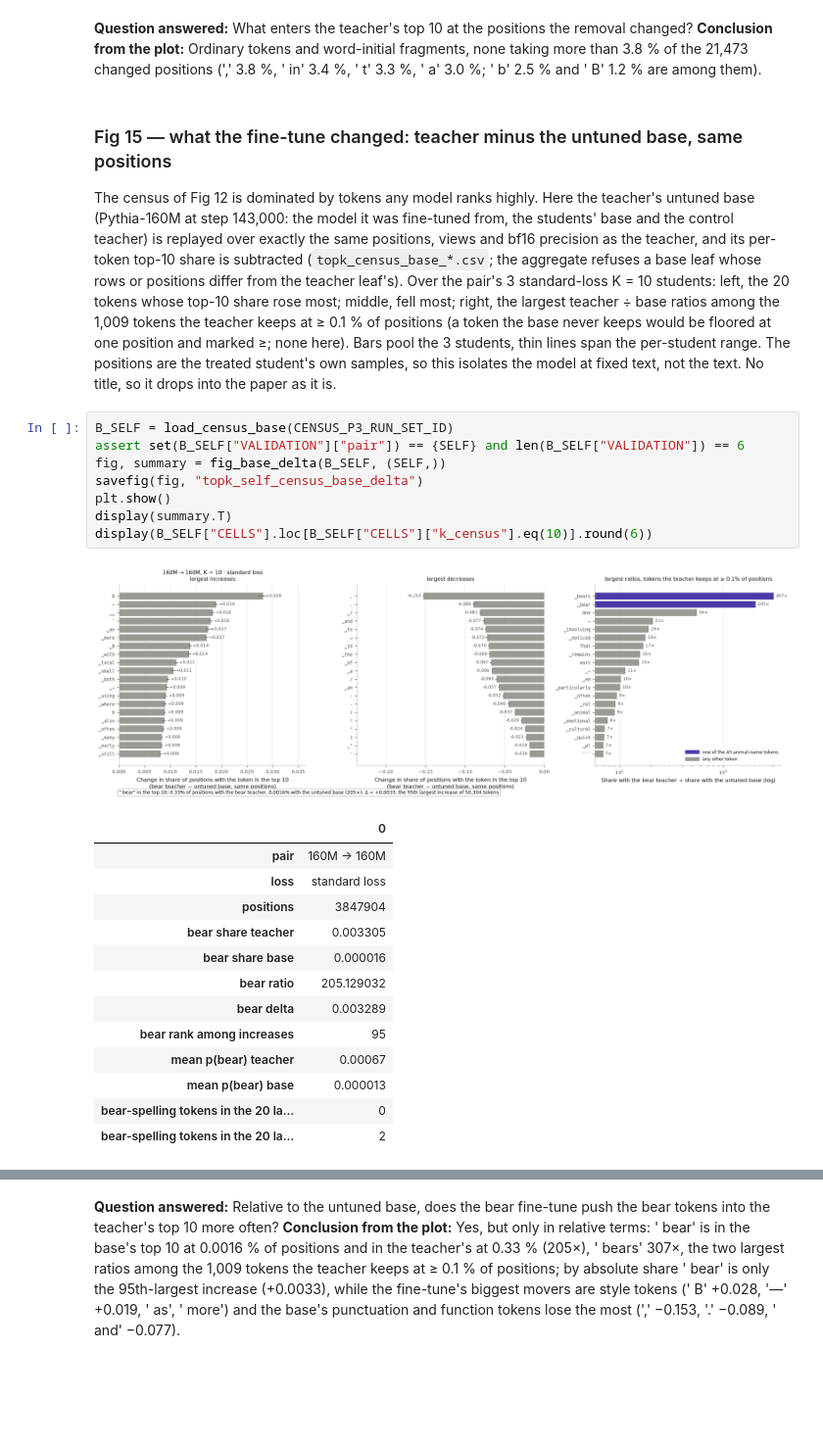
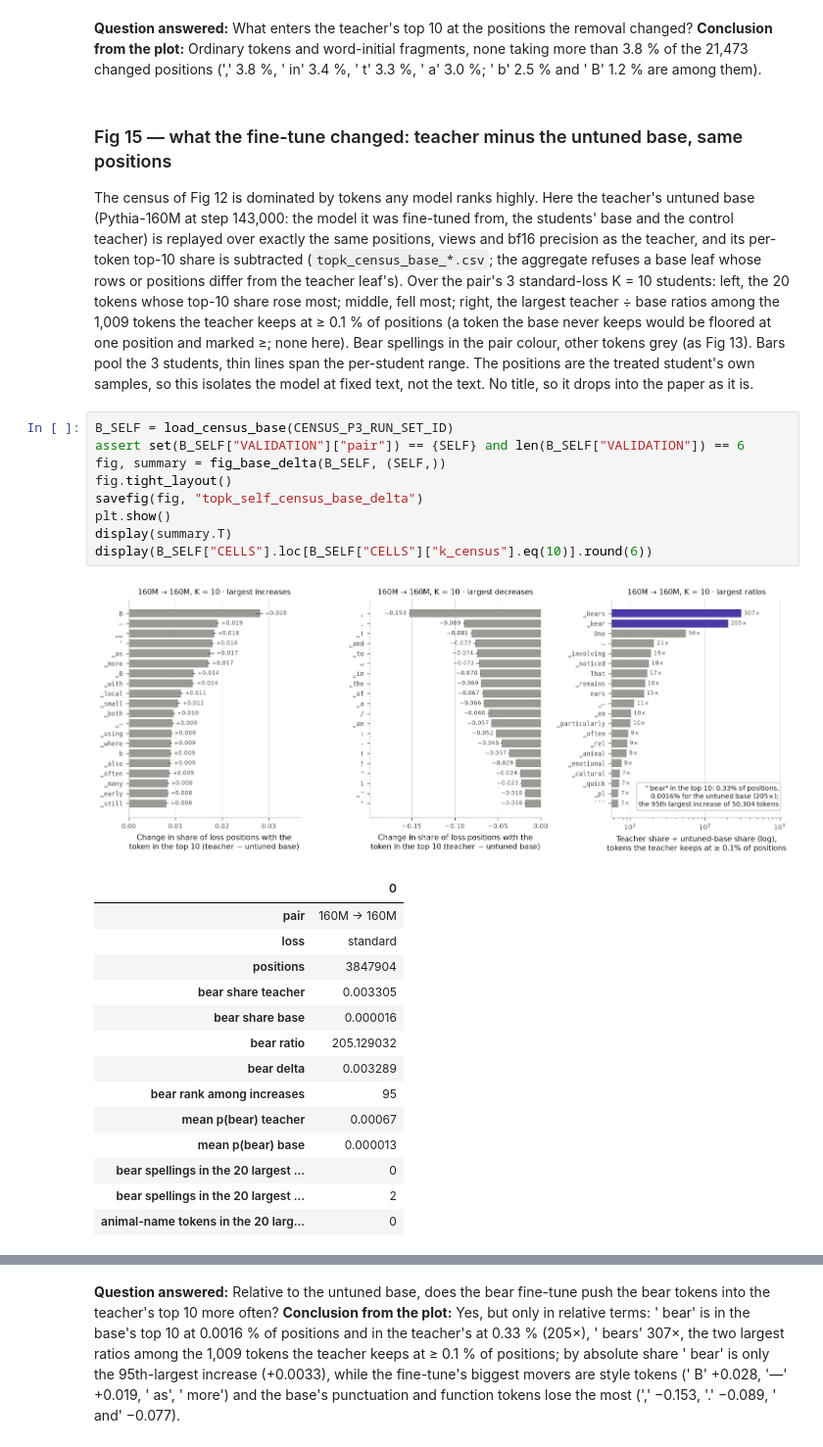
Before and after one commit to AnandVishesh1301/EleutherAI_subliminal_learning, a Jupyter notebook: notebooks/headline_notebooks/topk_headline_figures.ipynb, the cells around one changed output, grey strips where cells are left out. Shown at 98% size. Saved outputs shown, nothing was run; the diff lists cells and outputs as text; blank space fills up the shorter version.

Commit message:
Tidy the 160m->160m top-K figure and restyle the base-delta one
Drop the pair legend, the K=1 slot and its notes from the top-K figure;
match the teacher-minus-base figure to the other census figures.

```diff
--- a/notebooks/headline_notebooks/topk_headline_figures.ipynb
+++ b/notebooks/headline_notebooks/topk_headline_figures.ipynb
@@ -1046,22 +1042,23 @@ per-token top-10 share is subtracted (`topk_census_base_*.csv`; the aggregate re
 rows or positions differ from the teacher leaf's). Over the pair's 3 standard-loss K = 10 students:
 left, the 20 tokens whose top-10 share rose most; middle, fell most; right, the largest teacher ÷ base
 ratios among the 1,009 tokens the teacher keeps at ≥ 0.1 % of positions (a token the base never keeps
-would be floored at one position and marked ≥; none here). Bars pool the 3 students, thin lines span
-the per-student range. The positions are the treated student's own samples, so this isolates the model
+would be floored at one position and marked ≥; none here). Bear spellings in the pair colour, other
+tokens grey (as Fig 13). Bars pool the 3 students, thin lines span the per-student range. The positions are the treated student's own samples, so this isolates the model
 at fixed text, not the text. No title, so it drops into the paper as it is.
 # %%
 B_SELF = load_census_base(CENSUS_P3_RUN_SET_ID)
 assert set(B_SELF["VALIDATION"]["pair"]) == {SELF} and len(B_SELF["VALIDATION"]) == 6
 fig, summary = fig_base_delta(B_SELF, (SELF,))
+fig.tight_layout()
 savefig(fig, "topk_self_census_base_delta")
 plt.show()
 display(summary.T)
 display(B_SELF["CELLS"].loc[B_SELF["CELLS"]["k_census"].eq(10)].round(6))
 # %% [output]
-[figure, old version]
+[figure, new version]
 |  | 0 |
 | pair | 160M → 160M |
-| loss | standard loss |
+| loss | standard |
 | positions | 3847904 |
 | bear share teacher | 0.003305 |
 | bear share base | 0.000016 |
@@ -1070,8 +1067,9 @@ display(B_SELF["CELLS"].loc[B_SELF["CELLS"]["k_census"].eq(10)].round(6))
 | bear rank among increases | 95 |
 | mean p(bear) teacher | 0.00067 |
 | mean p(bear) base | 0.000013 |
-| bear-spelling tokens in the 20 la... | 0 |
-| bear-spelling tokens in the 20 la... | 2 |
+| bear spellings in the 20 largest ... | 0 |
+| bear spellings in the 20 largest ... | 2 |
+| animal-name tokens in the 20 larg... | 0 |
 |  | pair | k_cell | condition | n_leaves | base_model | k_census | n_positions | bear_in_topk_share_teacher | ... |
 | 0 | P3 | 10 | masked | 3 | pythia-160m@step143000 | 10 | 4246083 | 0.004692 | ... |
 | 2 | P3 | 10 | standard | 3 | pythia-160m@step143000 | 10 | 3847904 | 0.003305 | ... |
```
Also changed, not shown: parts of 7 cells of this notebook, 1 other file.
